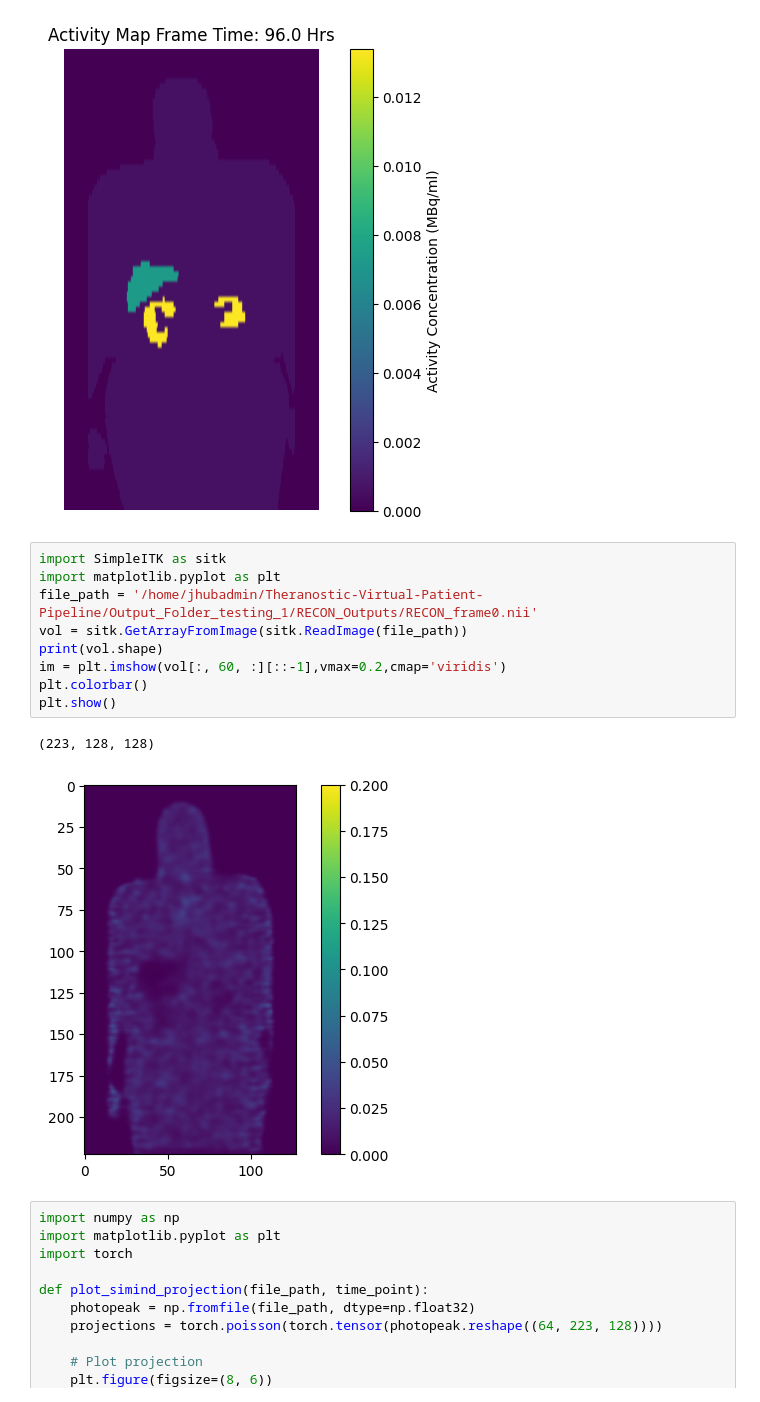
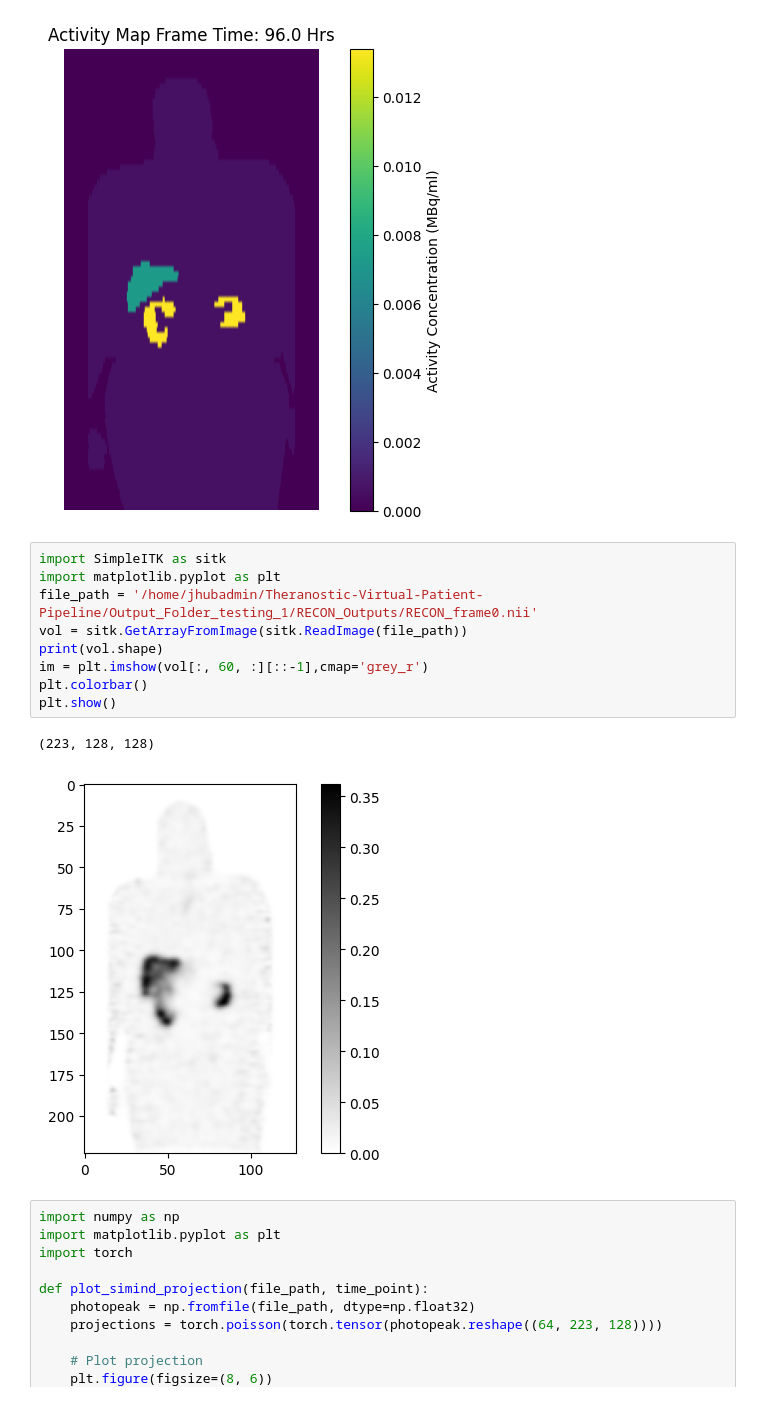
Before and after one commit to qurit/Theranostic-Virtual-Patient-Pipeline, a Jupyter notebook: testing.ipynb, the cells around one changed output. Cells and saved outputs as stored; diff of their text form.

```diff
--- a/testing.ipynb
+++ b/testing.ipynb
@@ -875,15 +875,15 @@ for time, path in files.items():
 # %%
 import SimpleITK as sitk
 import matplotlib.pyplot as plt
 file_path = '/home/jhubadmin/Theranostic-Virtual-Patient-Pipeline/Output_Folder_testing_1/RECON_Outputs/RECON_frame0.nii'
 vol = sitk.GetArrayFromImage(sitk.ReadImage(file_path))
 print(vol.shape)
-im = plt.imshow(vol[:, 60, :][::-1],vmax=0.2,cmap='viridis')
+im = plt.imshow(vol[:, 60, :][::-1],cmap='grey_r')
 plt.colorbar()
 plt.show()
 # %% [output]
 (223, 128, 128)
-[figure, old version]
+[figure, new version]
 # %%
 import numpy as np
 import matplotlib.pyplot as plt
```
Also changed, not shown: parts of 2 cells of this notebook, 4 other files.
